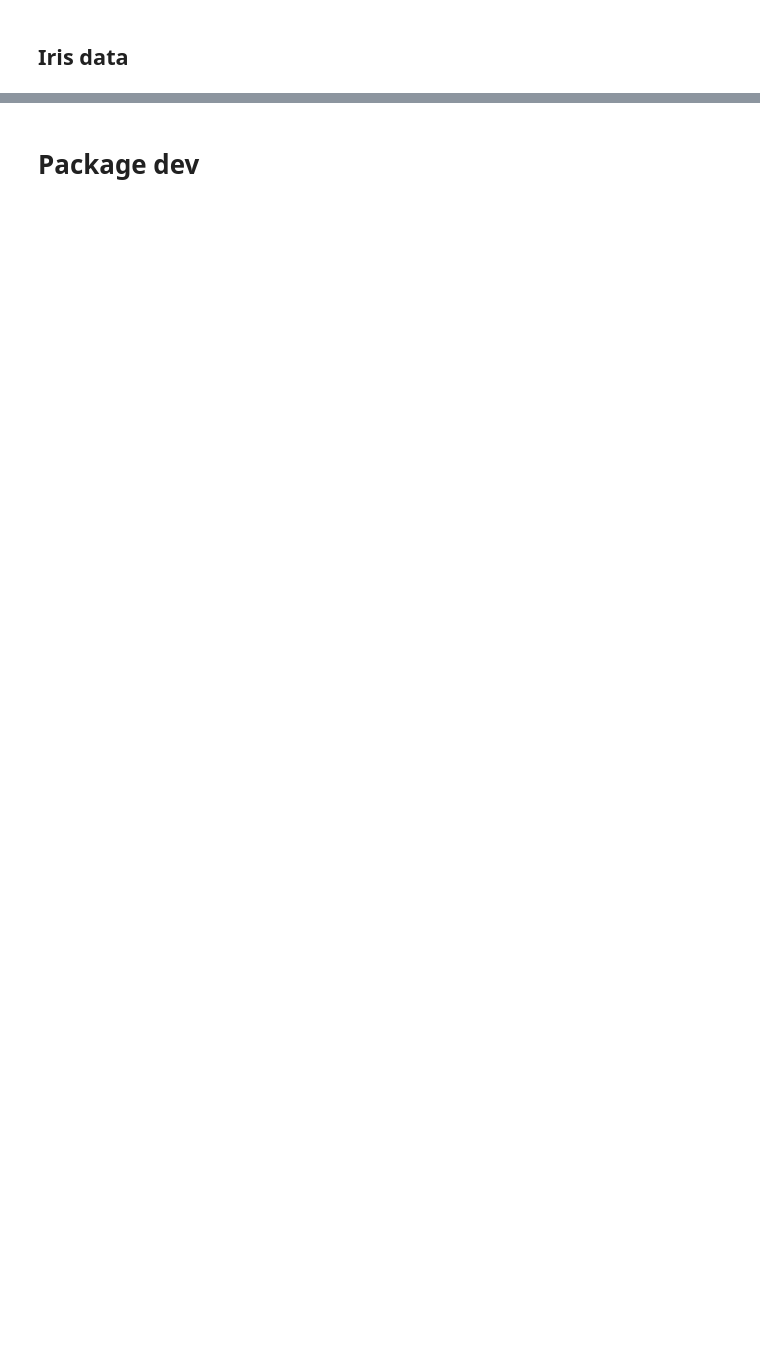
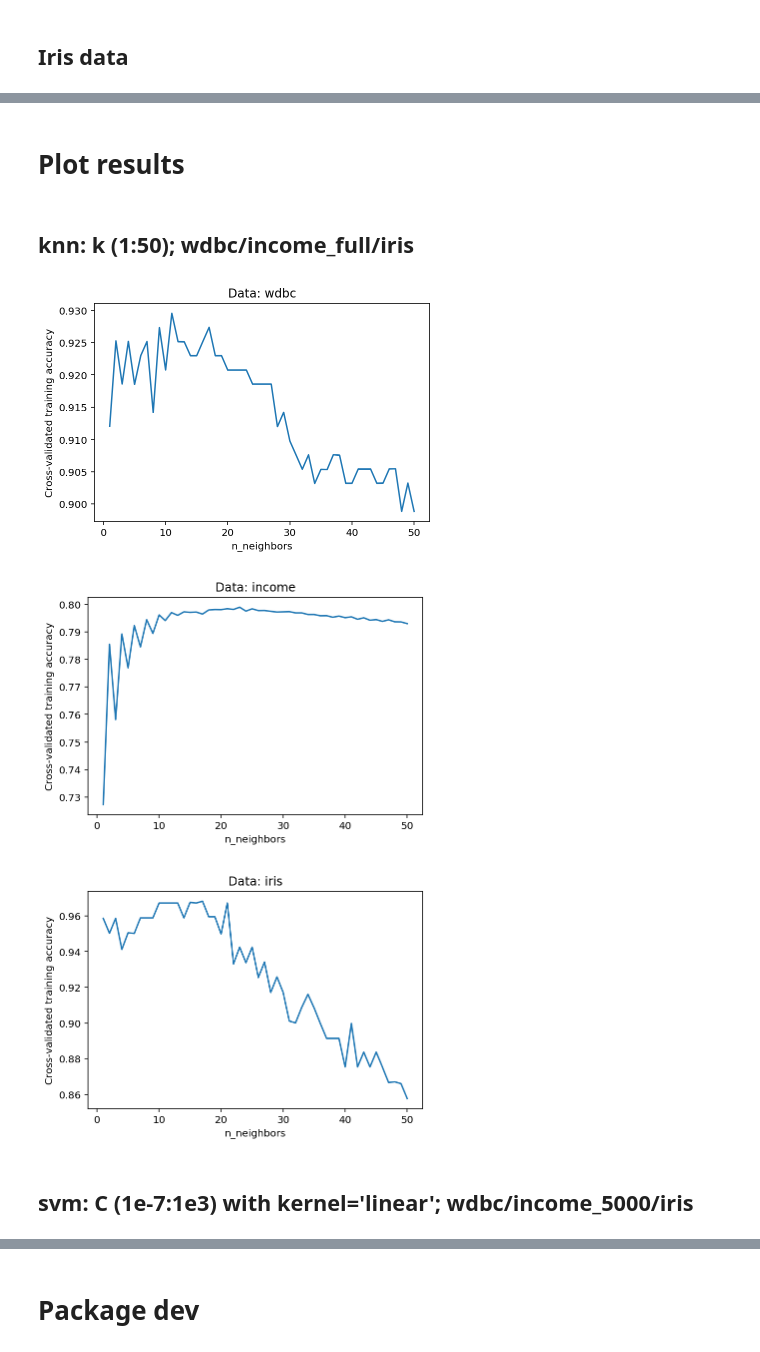
Before and after one commit to phi1eas/118a_project, a Jupyter notebook: analysis.ipynb, the cells around one changed output, grey strips where cells are left out. Cells and saved outputs as stored; diff of their text form; code cells hidden in the pictures; blank space fills up the shorter version.

Commit message:
Added version of income data that is restricted to 5000 training samples, started explorer results plotting function, ran and saved explorer for svm_linear:C(1e-7:1e3)

```diff
--- a/analysis.ipynb
+++ b/analysis.ipynb
@@ -169,0 +185,15 @@ expl.save('wdbc_income_iris_knn_k_1_50')
+# %% [markdown]
+# Plot results
+# %% [markdown]
+## knn: k (1:50); wdbc/income_full/iris
+# %%
+knn_expl = hyperparam_explorer.load('./wdbc_income_iris_knn_k_1_50')
+knn_expl_results = knn_expl.get_results()
+# %%
+expl_plotter(knn_expl_results)
+# %% [output]
+[figure, added]
+[figure, added]
+[figure, added]
+# %% [markdown]
+## svm: C (1e-7:1e3) with kernel='linear'; wdbc/income_5000/iris
```
Also changed, not shown: parts of 20 cells of this notebook, 2 other files.
